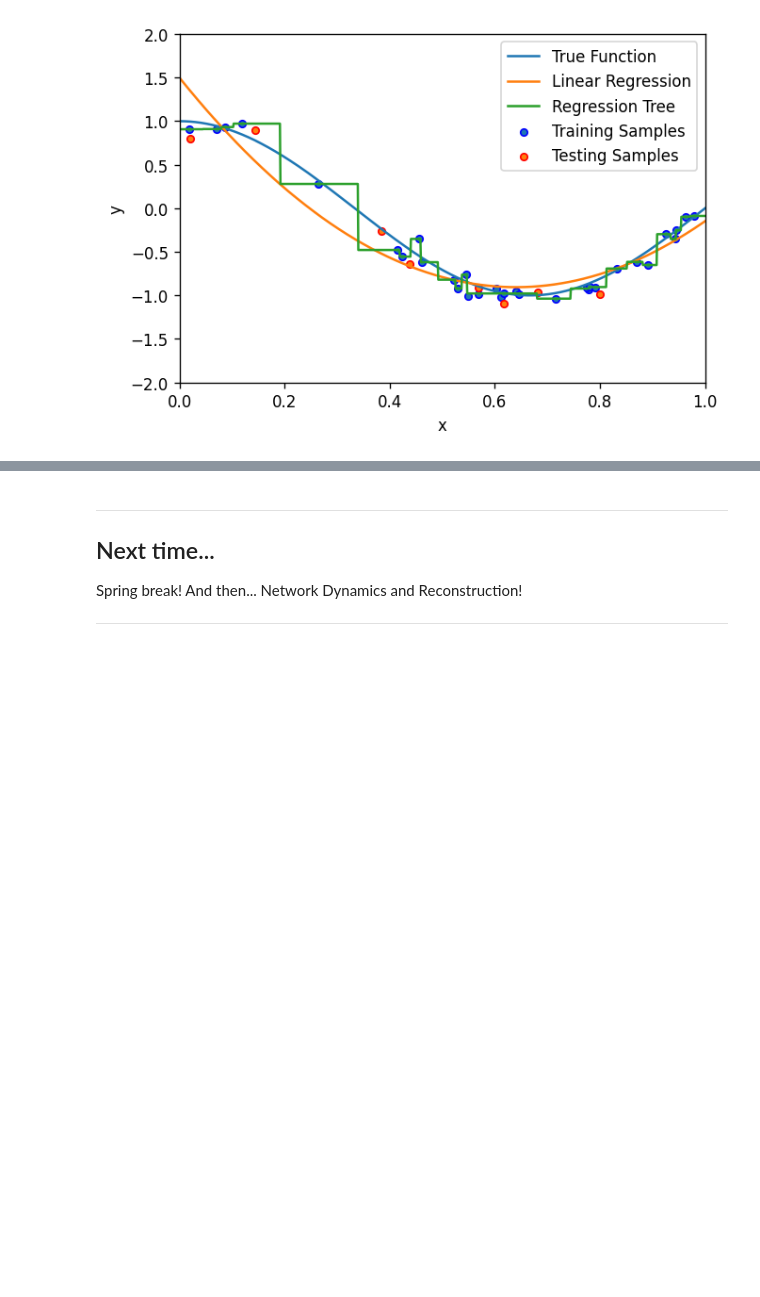
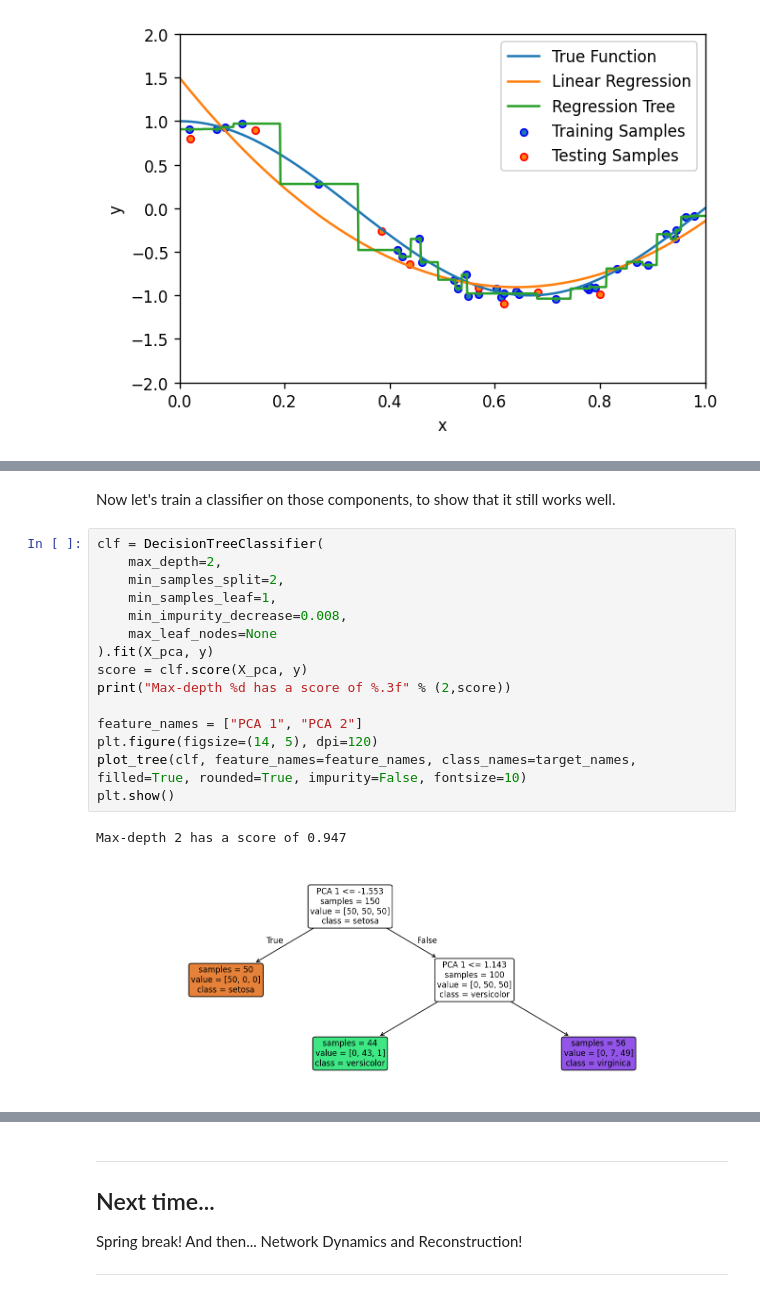
Before and after one commit to caleb-chandler/cnet5052_sp26, a Jupyter notebook: notebooks/class_07/class_07_ml.ipynb, the cells around one changed output, grey strips where cells are left out. Drawn from its saved outputs; the diff is of its cells as text; blank space fills up the shorter version.

```diff
--- a/notebooks/class_07/class_07_ml.ipynb
+++ b/notebooks/class_07/class_07_ml.ipynb
@@ -679,0 +839,20 @@ Decision Trees / Linear Regression -> LASSO / Ridge Regression / Support Vector
+# %% [markdown]
+Now let's train a classifier on those components, to show that it still works well.
+# %%
+clf = DecisionTreeClassifier(
+    max_depth=2,
+    min_samples_split=2,
+    min_samples_leaf=1,
+    min_impurity_decrease=0.008,
+    max_leaf_nodes=None
+).fit(X_pca, y)
+score = clf.score(X_pca, y)
+print("Max-depth %d has a score of %.3f" % (2,score))
+
+feature_names = ["PCA 1", "PCA 2"]
+plt.figure(figsize=(14, 5), dpi=120)
+plot_tree(clf, feature_names=feature_names, class_names=target_names, filled=True, rounded=True, impurity=False, fontsize=10)
+plt.show()
+# %% [output]
+Max-depth 2 has a score of 0.947
+[figure, added]
```
Also changed, not shown: parts of 19 cells of this notebook.
